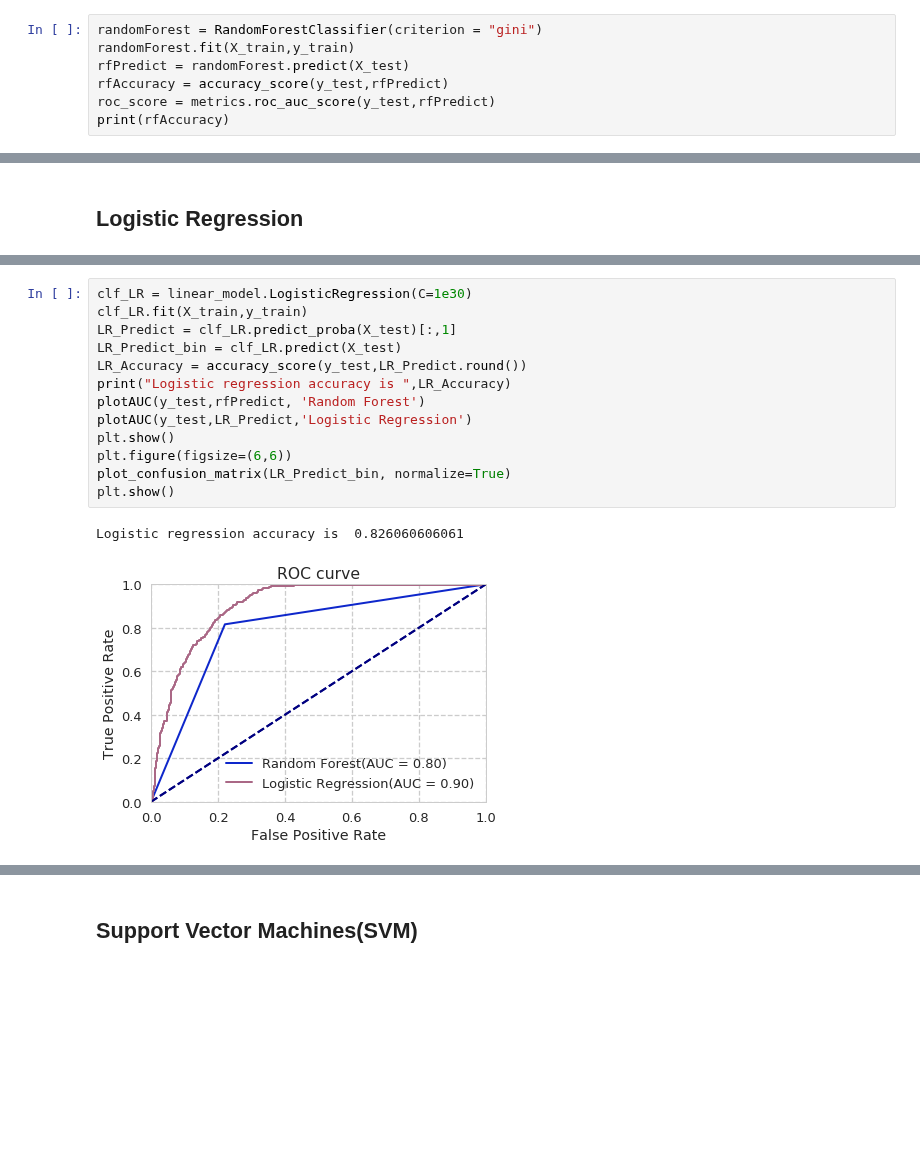
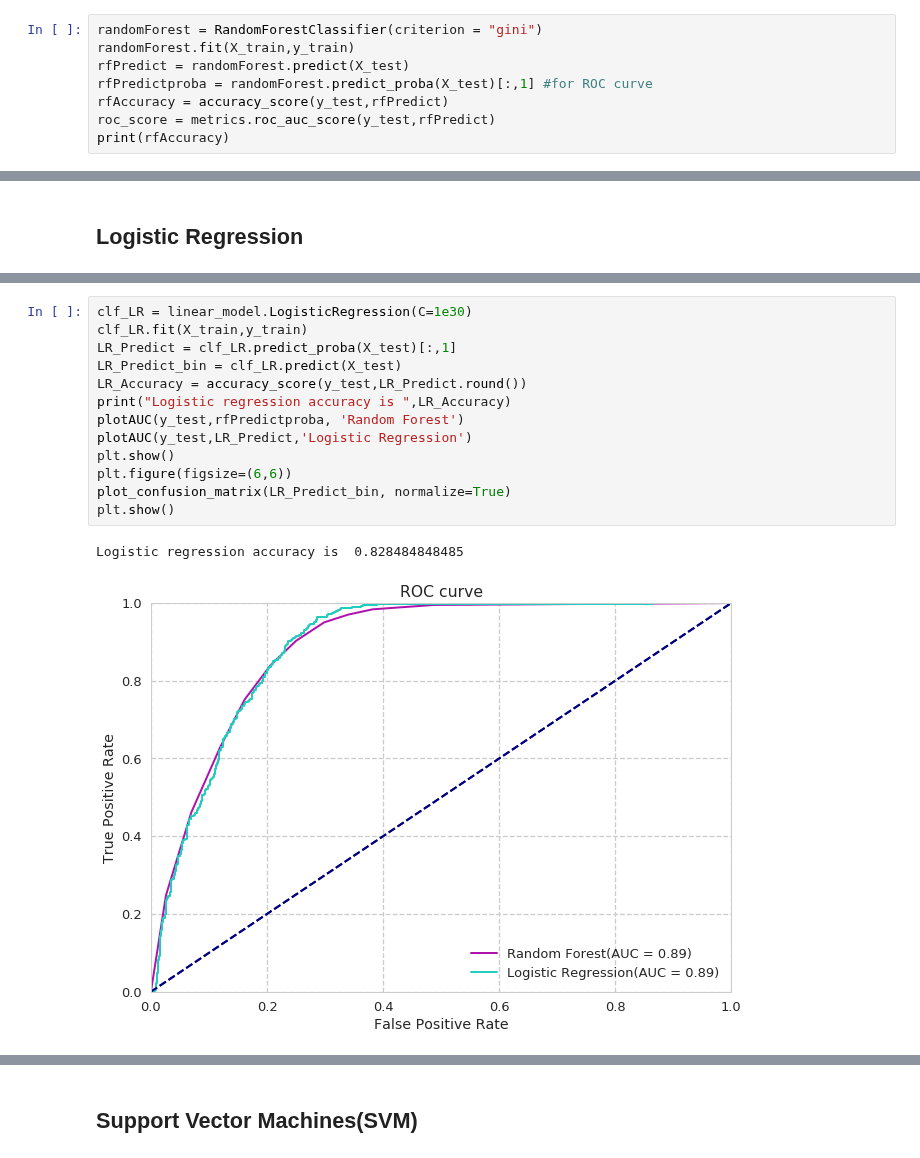
Before and after one commit to harishpuvvada/LoanDefault-Prediction, a Jupyter notebook: Loan_Default_Prediction.ipynb, the cells around one changed output, grey strips where cells are left out. Drawn from its saved outputs; the diff is of its cells as text; blank space fills up the shorter version.

```diff
--- a/Loan_Default_Prediction.ipynb
+++ b/Loan_Default_Prediction.ipynb
@@ -280,6 +280,7 @@ Text(0,0.5,'Accuracy')
 randomForest = RandomForestClassifier(criterion = "gini")
 randomForest.fit(X_train,y_train)
 rfPredict = randomForest.predict(X_test)
+rfPredictproba = randomForest.predict_proba(X_test)[:,1] #for ROC curve
 rfAccuracy = accuracy_score(y_test,rfPredict)
 roc_score = metrics.roc_auc_score(y_test,rfPredict)
 print(rfAccuracy)
@@ -330,16 +331,16 @@ Text(0,0.5,'Accuracy')
 # %%
 clf_LR = linear_model.LogisticRegression(C=1e30)
 clf_LR.fit(X_train,y_train)
 LR_Predict = clf_LR.predict_proba(X_test)[:,1]
 LR_Predict_bin = clf_LR.predict(X_test)
 LR_Accuracy = accuracy_score(y_test,LR_Predict.round())
 print("Logistic regression accuracy is ",LR_Accuracy)
-plotAUC(y_test,rfPredict, 'Random Forest')
+plotAUC(y_test,rfPredictproba, 'Random Forest')
 plotAUC(y_test,LR_Predict,'Logistic Regression')
 plt.show()
 plt.figure(figsize=(6,6))
 plot_confusion_matrix(LR_Predict_bin, normalize=True)
 plt.show()
 # %% [output]
-Logistic regression accuracy is  0.826060606061
+Logistic regression accuracy is  0.828484848485
-[figure, old version]
+[figure, new version]
```
Also changed, not shown: parts of 16 cells of this notebook.
